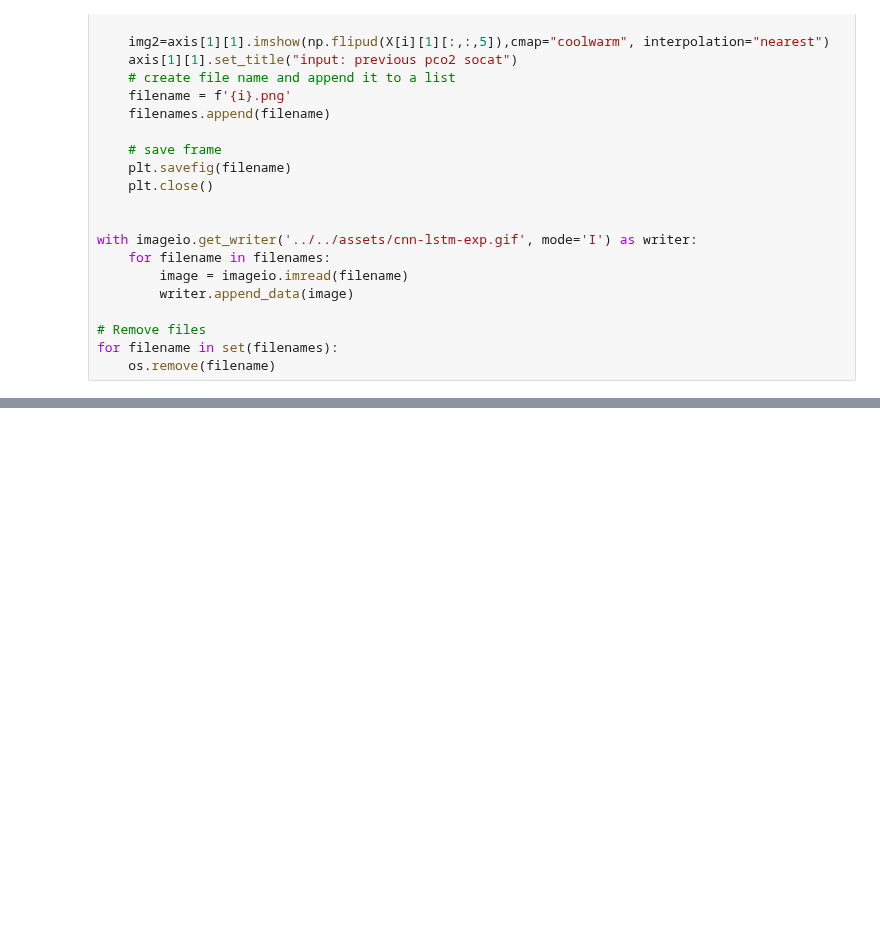
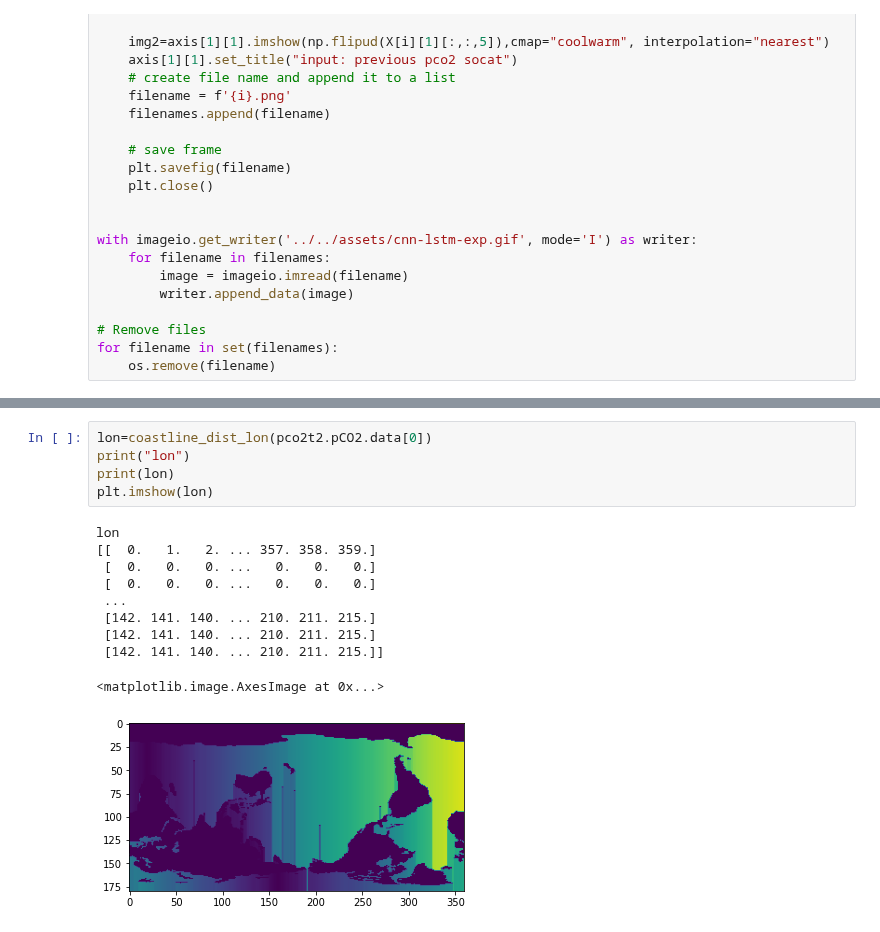
Before and after one commit to sk981102/ocean_co2, a Jupyter notebook: notebooks/deep_learning/018_convlstm_exp.ipynb, the cells around one changed output, grey strips where cells are left out. Saved outputs shown, nothing was run; the diff lists cells and outputs as text; blank space fills up the shorter version.

```diff
--- a/notebooks/deep_learning/018_convlstm_exp.ipynb
+++ b/notebooks/deep_learning/018_convlstm_exp.ipynb
@@ -267,0 +298,16 @@ for filename in set(filenames):
+# %%
+lon=coastline_dist_lon(pco2t2.pCO2.data[0])
+print("lon")
+print(lon)
+plt.imshow(lon)
+# %% [output]
+lon
+[[  0.   1.   2. ... 357. 358. 359.]
+ [  0.   0.   0. ...   0.   0.   0.]
+ [  0.   0.   0. ...   0.   0.   0.]
+ ...
+ [142. 141. 140. ... 210. 211. 215.]
+ [142. 141. 140. ... 210. 211. 215.]
+ [142. 141. 140. ... 210. 211. 215.]]
+<matplotlib.image.AxesImage at 0x...>
+[figure, added]
```
Also changed, not shown: parts of 8 cells of this notebook, 13 other files.
